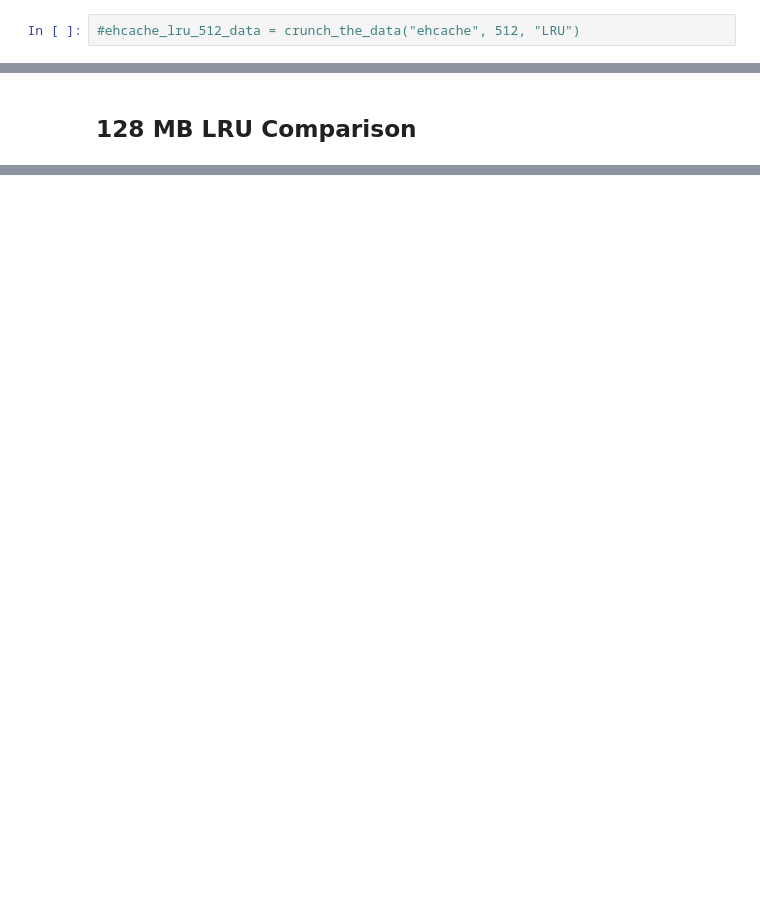
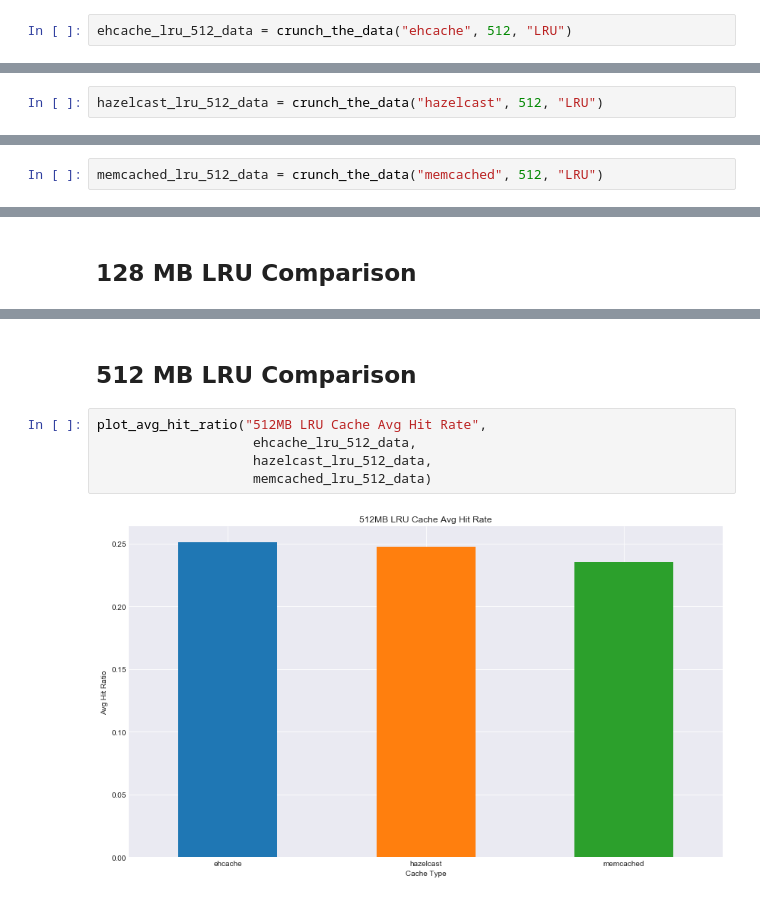
Before and after one commit to 1carew1/cachingrest_data_investigation, a Jupyter notebook: Cachingrest_Data_Investigation.ipynb, the cells around one changed output, grey strips where cells are left out. Saved outputs shown, nothing was run; the diff lists cells and outputs as text; blank space fills up the shorter version.

```diff
--- a/Cachingrest_Data_Investigation.ipynb
+++ b/Cachingrest_Data_Investigation.ipynb
@@ -203,4 +263,4 @@ Average Hit Ratio : 0.06337195554504611
 # %% [markdown]
 ### Ehcache LRU 512 MB
 # %%
-#ehcache_lru_512_data = crunch_the_data("ehcache", 512, "LRU")
+ehcache_lru_512_data = crunch_the_data("ehcache", 512, "LRU")
@@ -223,0 +307,2 @@ Average Hit Ratio : 0.05719071548217277
+# %%
+hazelcast_lru_512_data = crunch_the_data("hazelcast", 512, "LRU")
@@ -239,0 +373,2 @@ Sorry, No batches for : memcached , 128 , LRU
+# %%
+memcached_lru_512_data = crunch_the_data("memcached", 512, "LRU")
@@ -259,0 +410,9 @@ plt.show()
+# %% [markdown]
+## 512 MB LRU Comparison
+# %%
+plot_avg_hit_ratio("512MB LRU Cache Avg Hit Rate",
+                    ehcache_lru_512_data,
+                    hazelcast_lru_512_data,
+                    memcached_lru_512_data)
+# %% [output]
+[figure, added]
```
Also changed, not shown: parts of 28 cells of this notebook.
